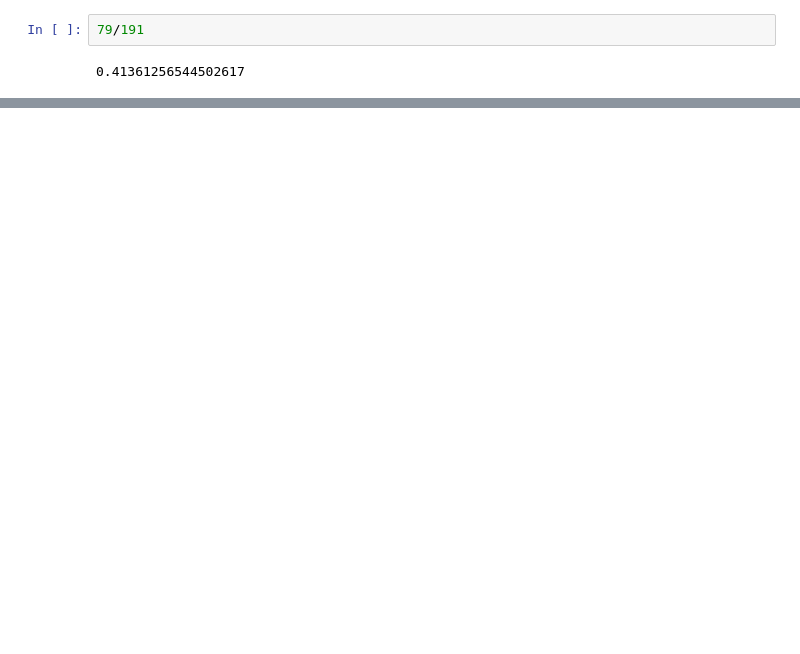
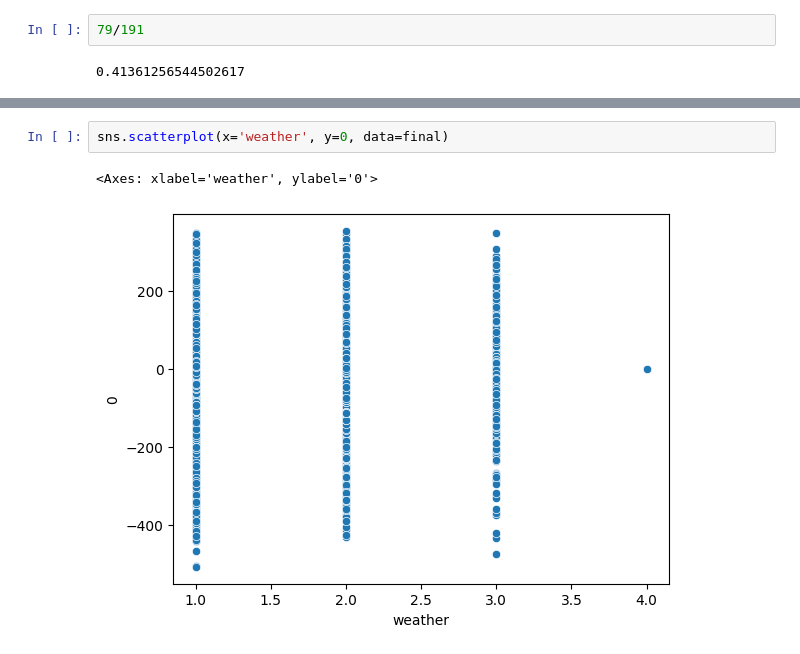
Before and after one commit to JamesLo94/schulich_data_science, a Jupyter notebook: Intro_to_Regression.ipynb, the cells around one changed output, grey strips where cells are left out. Cells and saved outputs as stored; diff of their text form; blank space fills up the shorter version.

```diff
--- a/Intro_to_Regression.ipynb
+++ b/Intro_to_Regression.ipynb
@@ -194,0 +233,5 @@ np.float64(191.57413191254824)
+# %%
+sns.scatterplot(x='weather', y=0, data=final)
+# %% [output]
+<Axes: xlabel='weather', ylabel='0'>
+[figure, added]
```
Also changed, not shown: parts of 17 cells of this notebook, 2 other files.
